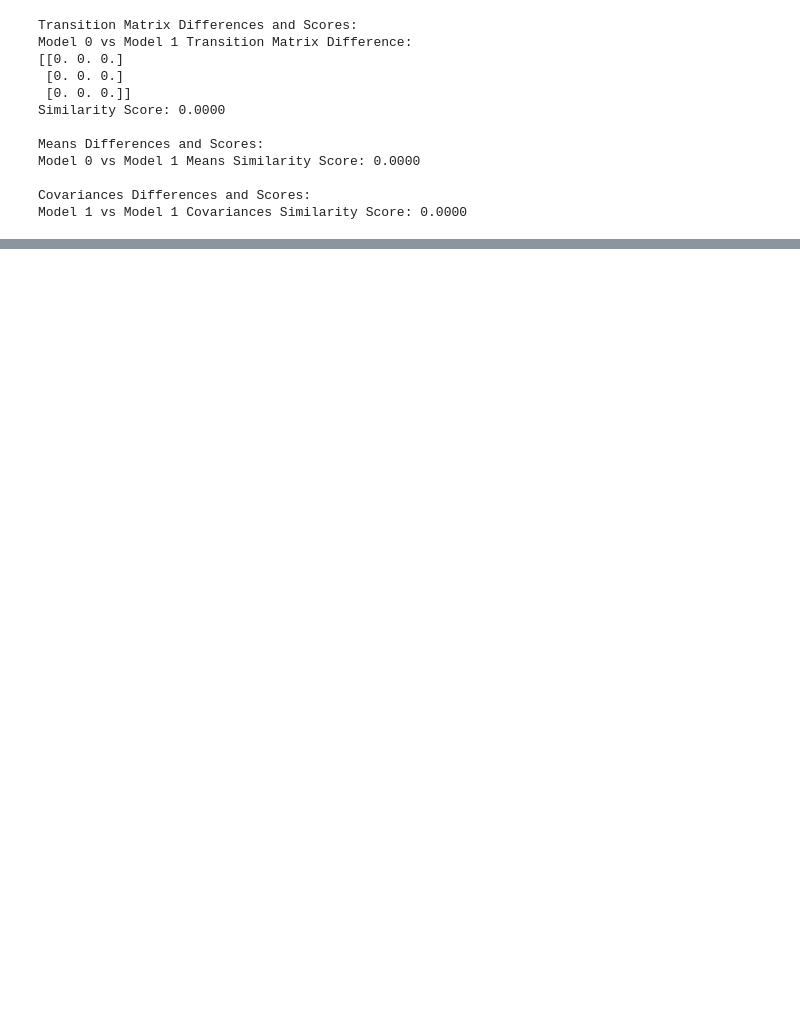
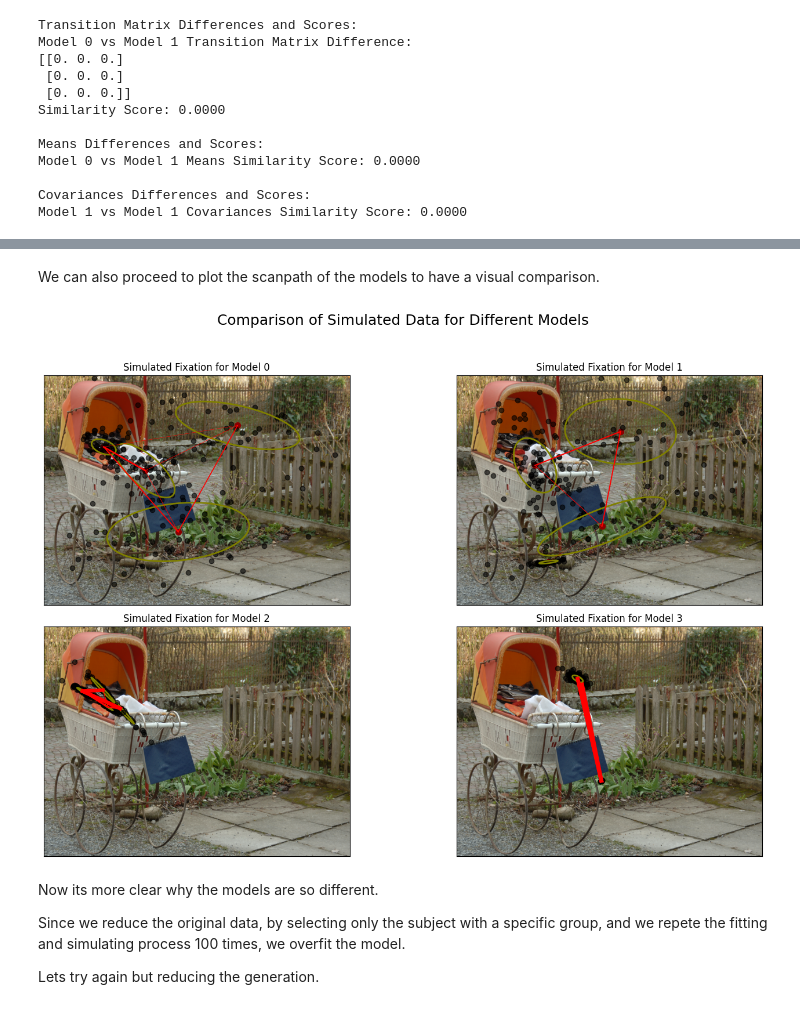
Before and after one commit to nicofilippucci/PyEyeSim, a Jupyter notebook: Notebooks/PyEyeSimInferenceDemo2.ipynb, the cells around one changed output, grey strips where cells are left out. Saved outputs shown, nothing was run; the diff lists cells and outputs as text; code cells hidden in the pictures; blank space fills up the shorter version.

```diff
--- a/Notebooks/PyEyeSimInferenceDemo2.ipynb
+++ b/Notebooks/PyEyeSimInferenceDemo2.ipynb
@@ -453,0 +469,2 @@ Model 1 vs Model 1 Covariances Similarity Score: 0.6527
+# %% [markdown]
+We can also proceed to plot the scanpath of the models to have a visual comparison.
@@ -453,0 +522,21 @@ Model 1 vs Model 1 Covariances Similarity Score: 0.6527
+# %%
+results[0][0][2] = original1
+results[1][0][2] = original2
+# %%
+_,_,l0 = UrbanDat.get_data(stim, group=0)
+_,_,l1 = UrbanDat.get_data(stim, group=1)
+l0 = UrbanDat.fixation_sequence(l0, method='max')
+l1 = UrbanDat.fixation_sequence(l1, method='max')
+# %%
+simulated_data0, simulated0_X, simulated0_Y = UrbanDat.data_simulation([results[0][0][2]],l0)
+simulated_data1, simulated1_X, simulated1_Y = UrbanDat.data_simulation([results[1][0][2]],l1)
+# %%
+plot_multiple_simulations(UrbanDat, stim, [[results[0][0][2]],[results[1][0][2]],grop0_comp4[0][0],grop1_comp4[0][0]], [simulated0_X,simulated1_X,grop0_comp4[0][1],grop1_comp4[0][1]], [simulated0_Y,simulated1_Y,grop0_comp4[0][2],grop1_comp4[0][2]], [[4],[4],[4],[4]], [l0,l1,l0,l1])
+# %% [output]
+[figure, added]
+# %% [markdown]
+Now its more clear why the models are so different.
+
+Since we reduce the original data, by selecting only the subject with a specific group, and we repete the fitting and simulating process 100 times, we overfit the model.
+
+Lets try again but reducing the generation.
```
Also changed, not shown: parts of 24 cells of this notebook, 1 other file.
